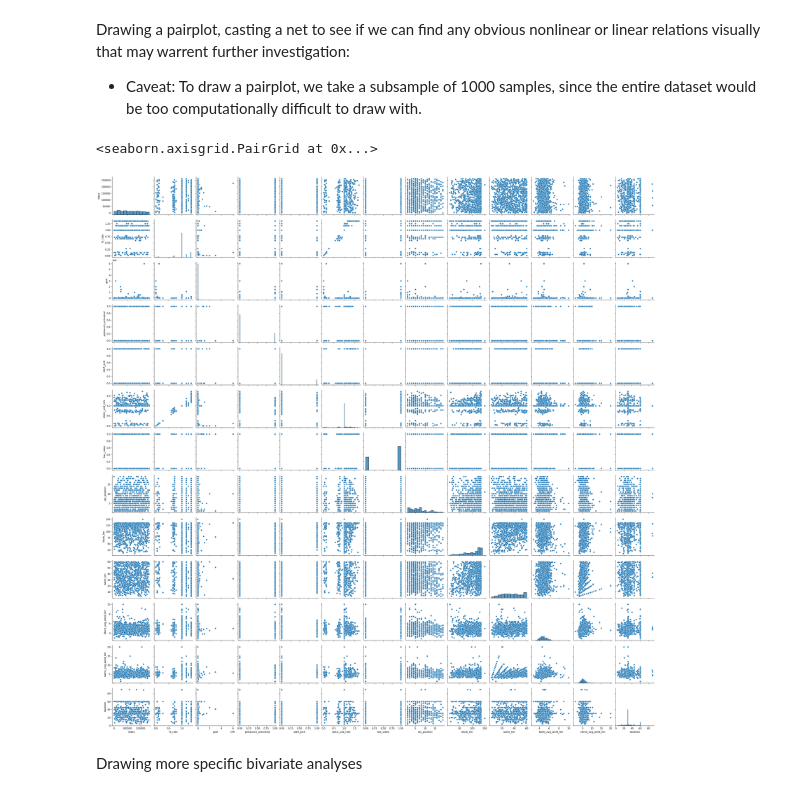
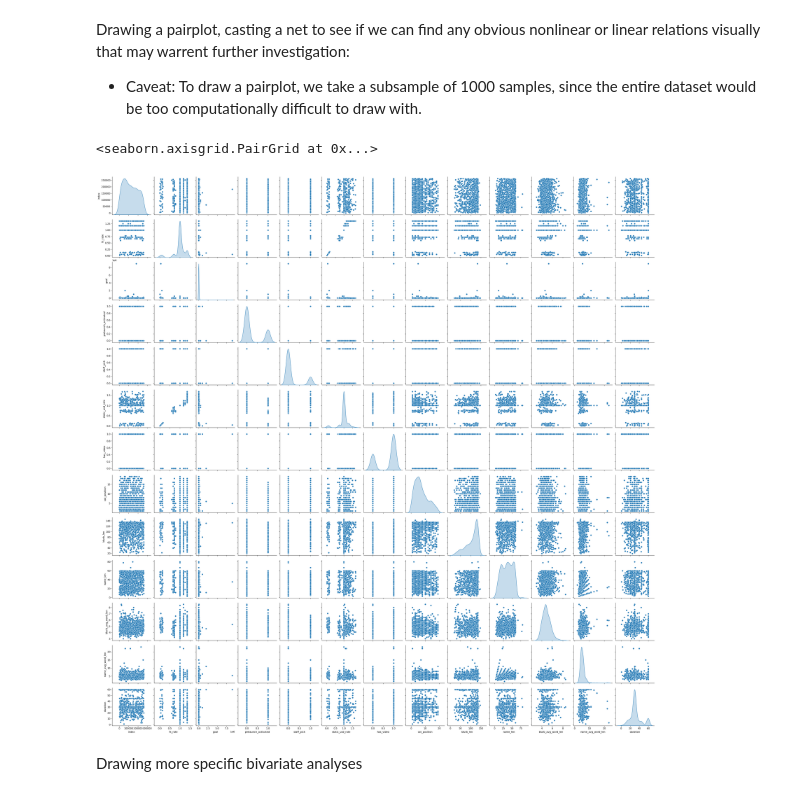
Before and after one commit to DVDMVN/CMSE802_PROJECT, a Jupyter notebook: notebooks/exploration.ipynb, the cells around one changed output. Saved outputs shown, nothing was run; the diff lists cells and outputs as text; code cells hidden in the pictures.

```diff
--- a/notebooks/exploration.ipynb
+++ b/notebooks/exploration.ipynb
@@ -1210,10 +1313,10 @@ kick_clean = load_processed_data(use_relative = True)
 # %%
 kick_sample_1k = kick_clean.select_dtypes(include = ['number', 'bool', 'datetime']).sample(1000)
 kick_sample_1k.drop(columns = ['index'])
-sns.pairplot(kick_sample_1k)
+sns.pairplot(kick_sample_1k, diag_kind = "kde")
 # %% [output]
 <seaborn.axisgrid.PairGrid at 0x...>
-[figure, old version]
+[figure, new version]
 # %% [markdown]
 Drawing more specific bivariate analyses
 # %%
```
Also changed, not shown: parts of 17 cells of this notebook, 1 other file.
